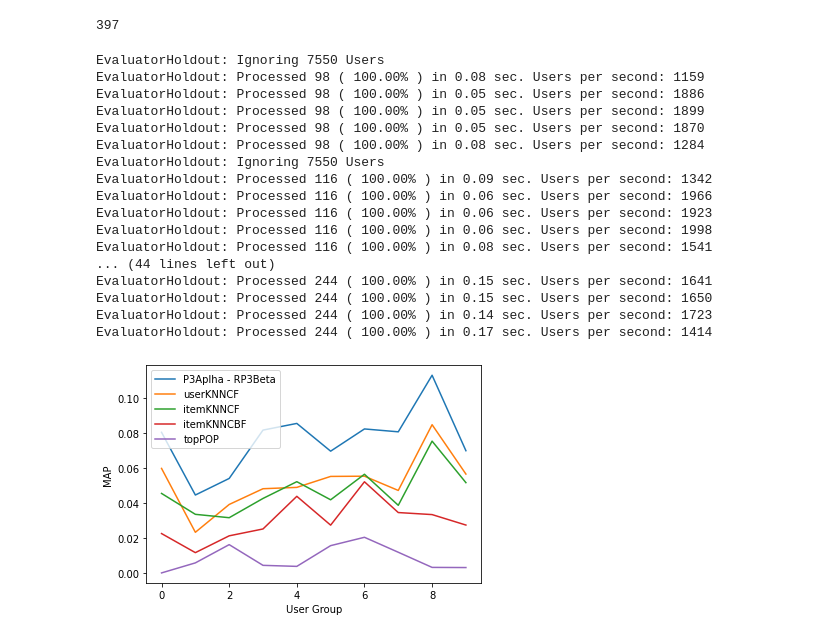
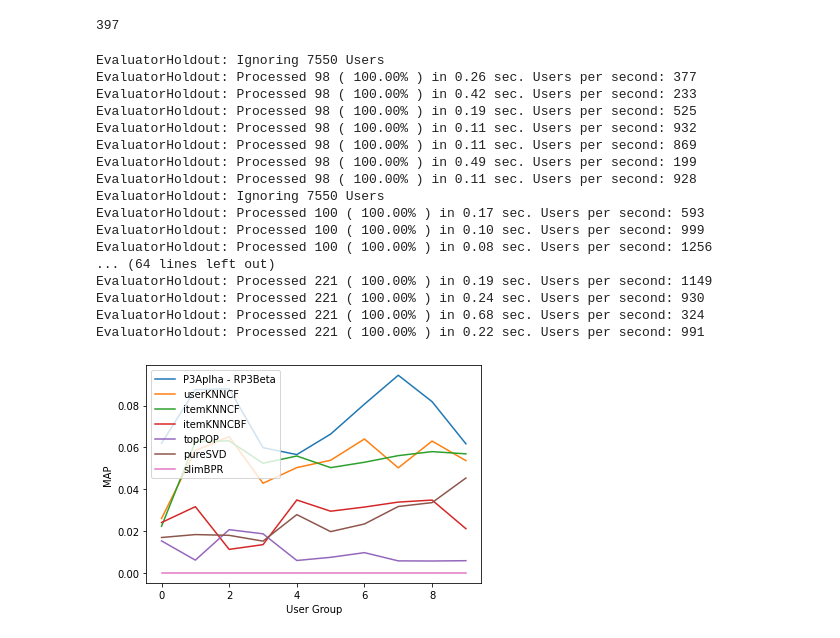
Before and after one commit to mattiasu96/Recommender-Systems-Challenge, a Jupyter notebook: New Challenge Data/RecommenderWithSplitUser.ipynb, the cells around one changed output. Saved outputs shown, nothing was run; the diff lists cells and outputs as text; code cells hidden in the pictures.

```diff
--- a/New Challenge Data/RecommenderWithSplitUser.ipynb
+++ b/New Challenge Data/RecommenderWithSplitUser.ipynb
@@ -145,0 +146,5 @@ TopPopRecommender: URM Detected 2011 (7.74 %) cold items.
+# %%
+from MatrixFactorization.PureSVDRecommender import PureSVDRecommender
+
+recommender_pure_svd = PureSVDRecommender(URM_train)
+recommender_pure_svd.fit(num_factors = 825)
@@ -145,0 +156,5 @@ TopPopRecommender: URM Detected 2011 (7.74 %) cold items.
+# %%
+from SLIM_BPR.Cython.SLIM_BPR_Cython import SLIM_BPR_Cython
+
+recommender_slim_bpr = SLIM_BPR_Cython(URM_all, recompile_cython=False)
+recommender_slim_bpr.fit(epochs=200, batch_size=1000, sgd_mode='adagrad', learning_rate=0.001, positive_threshold_BPR=1, topK=400)
@@ -182,13 +215,9 @@ MAP_user_cf_cold_per_group = []
 MAP_item_cf_cold_per_group = []
 MAP_item_cbf_per_group = []
 MAP_top_pop_per_group = []
+MAP_pure_svd_per_group = []
+MAP_slim_bpr_per_group = []
 cutoff = 10
-
-'''
-users_not_in_group = grouped_users.copy()
-users_not_in_group = users_not_in_group.loc[users_not_in_group.col >= 3]
-users_not_in_group = users_not_in_group.reset_index()['row']
-'''
 
 for group_id in range(0, 10):
 
@@ -216,36 +245,45 @@ for group_id in range(0, 10):
 
     results, _ = evaluator_p3_rp3.evaluateRecommender(recommender_top_popular)
     MAP_top_pop_per_group.append(results[cutoff]["MAP"])
+
+    results, _ = evaluator_p3_rp3.evaluateRecommender(recommender_pure_svd)
+    MAP_pure_svd_per_group.append(results[cutoff]["MAP"])
+
+    results, _ = evaluator_p3_rp3.evaluateRecommender(recommender_slim_bpr)
+    MAP_slim_bpr_per_group.append(results[cutoff]["MAP"])
 # %% [output]
 EvaluatorHoldout: Ignoring 7550 Users
-EvaluatorHoldout: Processed 98 ( 100.00% ) in 0.08 sec. Users per second: 1159
-EvaluatorHoldout: Processed 98 ( 100.00% ) in 0.05 sec. Users per second: 1886
-EvaluatorHoldout: Processed 98 ( 100.00% ) in 0.05 sec. Users per second: 1899
-EvaluatorHoldout: Processed 98 ( 100.00% ) in 0.05 sec. Users per second: 1870
-EvaluatorHoldout: Processed 98 ( 100.00% ) in 0.08 sec. Users per second: 1284
+EvaluatorHoldout: Processed 98 ( 100.00% ) in 0.26 sec. Users per second: 377
+EvaluatorHoldout: Processed 98 ( 100.00% ) in 0.42 sec. Users per second: 233
+EvaluatorHoldout: Processed 98 ( 100.00% ) in 0.19 sec. Users per second: 525
+EvaluatorHoldout: Processed 98 ( 100.00% ) in 0.11 sec. Users per second: 932
+EvaluatorHoldout: Processed 98 ( 100.00% ) in 0.11 sec. Users per second: 869
+EvaluatorHoldout: Processed 98 ( 100.00% ) in 0.49 sec. Users per second: 199
+EvaluatorHoldout: Processed 98 ( 100.00% ) in 0.11 sec. Users per second: 928
 EvaluatorHoldout: Ignoring 7550 Users
-EvaluatorHoldout: Processed 116 ( 100.00% ) in 0.09 sec. Users per second: 1342
-EvaluatorHoldout: Processed 116 ( 100.00% ) in 0.06 sec. Users per second: 1966
-EvaluatorHoldout: Processed 116 ( 100.00% ) in 0.06 sec. Users per second: 1923
-EvaluatorHoldout: Processed 116 ( 100.00% ) in 0.06 sec. Users per second: 1998
-EvaluatorHoldout: Processed 116 ( 100.00% ) in 0.08 sec. Users per second: 1541
-... (44 lines left out)
-EvaluatorHoldout: Processed 244 ( 100.00% ) in 0.15 sec. Users per second: 1641
-EvaluatorHoldout: Processed 244 ( 100.00% ) in 0.15 sec. Users per second: 1650
-EvaluatorHoldout: Processed 244 ( 100.00% ) in 0.14 sec. Users per second: 1723
-EvaluatorHoldout: Processed 244 ( 100.00% ) in 0.17 sec. Users per second: 1414
+EvaluatorHoldout: Processed 100 ( 100.00% ) in 0.17 sec. Users per second: 593
+EvaluatorHoldout: Processed 100 ( 100.00% ) in 0.10 sec. Users per second: 999
+EvaluatorHoldout: Processed 100 ( 100.00% ) in 0.08 sec. Users per second: 1256
+... (64 lines left out)
+EvaluatorHoldout: Processed 221 ( 100.00% ) in 0.19 sec. Users per second: 1149
+EvaluatorHoldout: Processed 221 ( 100.00% ) in 0.24 sec. Users per second: 930
+EvaluatorHoldout: Processed 221 ( 100.00% ) in 0.68 sec. Users per second: 324
+EvaluatorHoldout: Processed 221 ( 100.00% ) in 0.22 sec. Users per second: 991
 # %%
 import matplotlib.pyplot as pyplot
 %matplotlib inline
 
 pyplot.plot(MAP_p3aplha_rp3beta_per_group, label="P3Aplha - RP3Beta")
 pyplot.plot(MAP_user_cf_cold_per_group, label="userKNNCF")
 pyplot.plot(MAP_item_cf_cold_per_group, label="itemKNNCF")
 pyplot.plot(MAP_item_cbf_per_group, label="itemKNNCBF")
 pyplot.plot(MAP_top_pop_per_group, label="topPOP")
+pyplot.plot(MAP_pure_svd_per_group, label="pureSVD")
+pyplot.plot(MAP_slim_bpr_per_group, label="slimBPR")
+
 pyplot.ylabel('MAP')
 pyplot.xlabel('User Group')
 pyplot.legend()
 pyplot.show()
 # %% [output]
-[figure, old version]
+[figure, new version]
```
Also changed, not shown: parts of 8 cells of this notebook, 4 other files.
